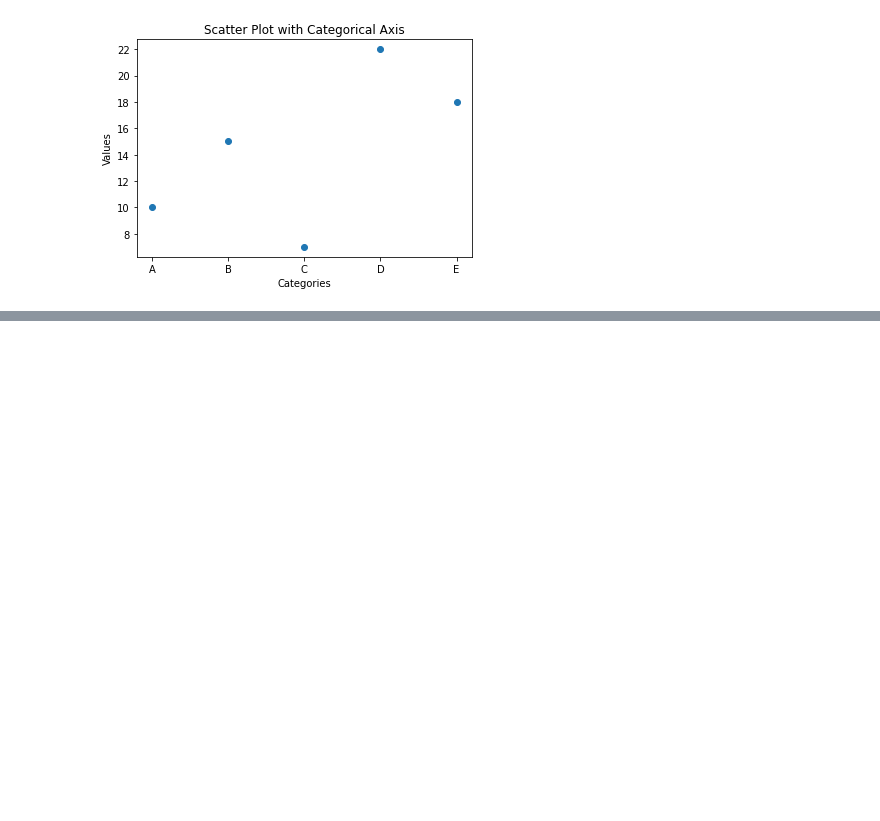
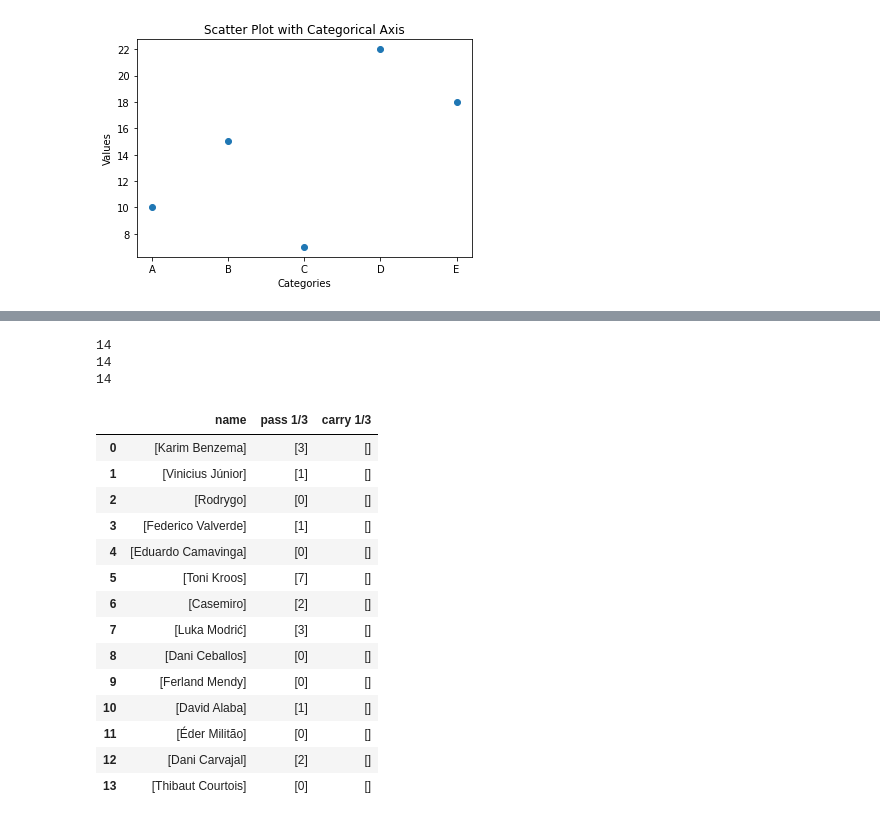
Before and after one commit to Football-Analytics-UCU/Liverpool, a Jupyter notebook: src/win_probability.ipynb, the cells around one changed output, grey strips where cells are left out. Saved outputs shown, nothing was run; the diff lists cells and outputs as text; code cells hidden in the pictures; blank space fills up the shorter version.

```diff
--- a/win_probability.ipynb
+++ b/src/win_probability.ipynb
@@ -790,3 +791,9 @@ plt.title('Scatter Plot with Categorical Axis')
 plt.show()
 # %% [output]
 [figure]
+# %%
+df_pass_b = match['Away Player Stats'][0]['Passing'][0].drop(match['Away Player Stats'][0]['Passing'][0].index[-1])
+df_pass_a = match['Home Player Stats'][0]['Passing'][0].drop(match['Away Player Stats'][0]['Passing'][0].index[-1])
+df_pos_b = match['Away Player Stats'][0]['Possession'][0].drop(match['Away Player Stats'][0]['Passing'][0].index[-1])
+df_pos_a = match['Home Player Stats'][0]['Possession'][0].drop(match['Away Player Stats'][0]['Passing'][0].index[-1])
+#['Unnamed: 24_level_0','1/3']
@@ -792,0 +840,4 @@ plt.show()
+# %%
+df_pass_b = (df_pass_b.drop(df_pass_b.columns.difference([['Unnamed: 24_level_0','1/3']]), 1))
+df_pos_b = (df_pass_b.drop(df_pass_b.columns.difference([[ 'Carries',	'1/3']]), 1))
+df_pos_b
@@ -792,0 +859,3 @@ plt.show()
+# %%
+df_away_team = df_away_team.drop(df_away_team.index[-1])
+df_away_team
@@ -792,0 +878,33 @@ plt.show()
+# %%
+print(len(df_pos_b))
+print(len(df_away_team))
+print(len(df_pass_b))
+# %% [output]
+14
+14
+14
+# %%
+away_df = pd.DataFrame({
+    'name': list(df_away_team.values),
+    'pass 1/3': list(df_pass_b.values),
+    'carry 1/3': list(df_pos_b.values),
+
+})
+
+away_df
+# %% [output]
+|  | name | pass 1/3 | carry 1/3 |
+| 0 | [Karim Benzema] | [3] | [] |
+| 1 | [Vinicius Júnior] | [1] | [] |
+| 2 | [Rodrygo] | [0] | [] |
+| 3 | [Federico Valverde] | [1] | [] |
+| 4 | [Eduardo Camavinga] | [0] | [] |
+| 5 | [Toni Kroos] | [7] | [] |
+| 6 | [Casemiro] | [2] | [] |
+| 7 | [Luka Modrić] | [3] | [] |
+| 8 | [Dani Ceballos] | [0] | [] |
+| 9 | [Ferland Mendy] | [0] | [] |
+| 10 | [David Alaba] | [1] | [] |
+| 11 | [Éder Militão] | [0] | [] |
+| 12 | [Dani Carvajal] | [2] | [] |
+| 13 | [Thibaut Courtois] | [0] | [] |
```
Also changed, not shown: parts of 6 cells of this notebook, 10 other files.
